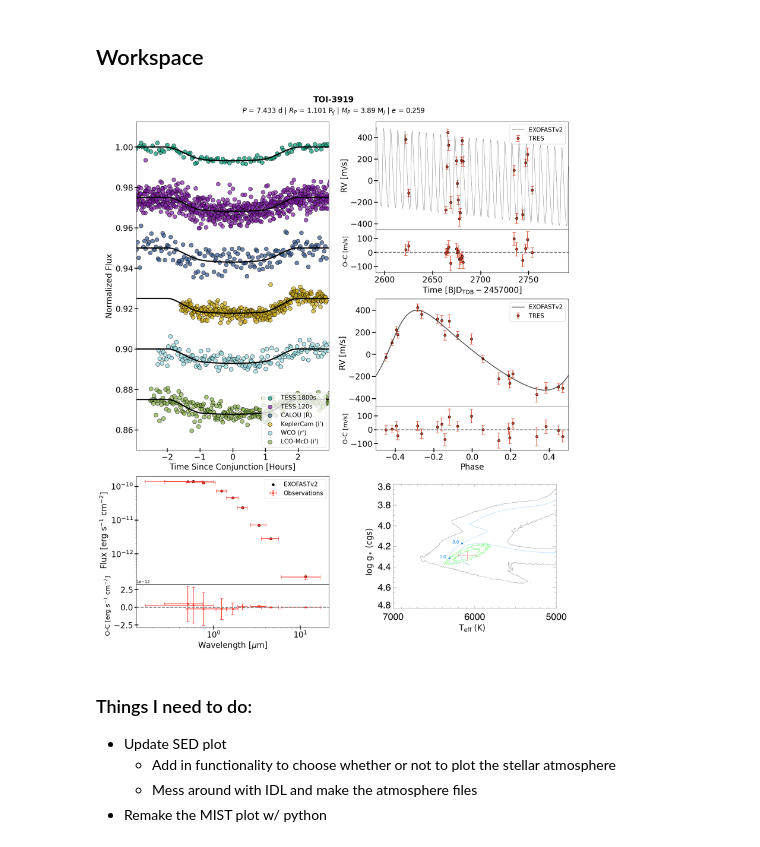
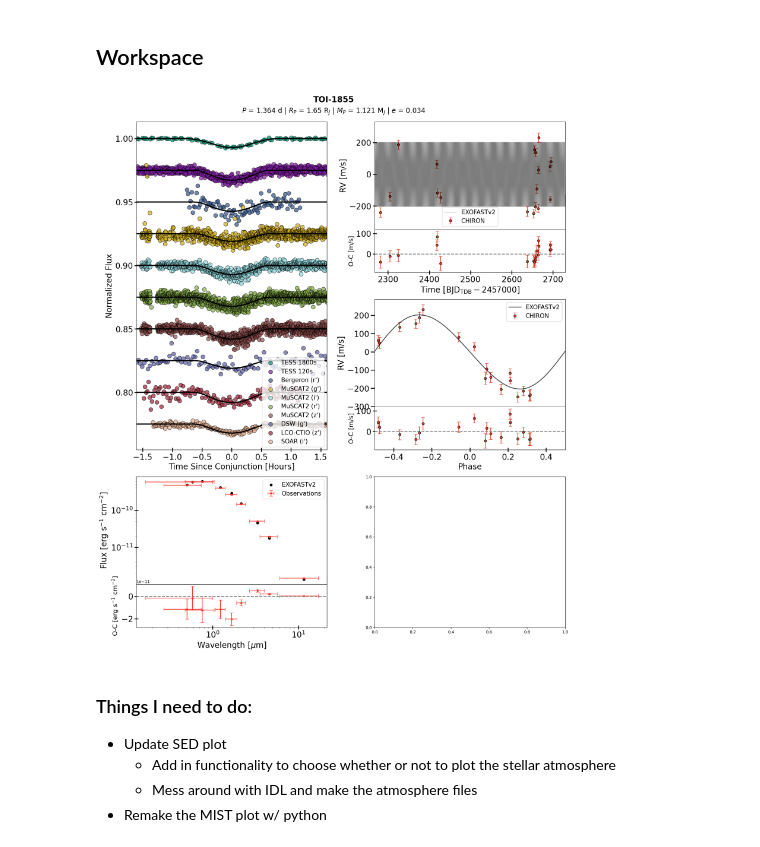
Before and after one commit to jackschulte/system_figure_pipeline, a Jupyter notebook: singleplanetpanel.ipynb, the cells around one changed output. Drawn from its saved outputs; the diff is of its cells as text; code cells hidden in the pictures.

```diff
--- a/singleplanetpanel.ipynb
+++ b/singleplanetpanel.ipynb
@@ -288,9 +288,10 @@ def gen1pagefig(object_name, lcnames, rvnames, path = 'data/', file_prefix = '.M
     xmin = -t14_best/2 - 1 # setting x limits based on the transit duration
     xmax = t14_best/2 + 1
     ax1.set_xlim([xmin,xmax])
-    ymin = 1 - 0.025 * (i + TESS_lc_index + 1)
+    ymin = 1 - 0.025 * (i + TESS_lc_index + 1) - 0.0125
     ymax = 1.0125
-    ax1.set_ylim([ymin, ymax])
+    # uncomment the below line if you want to set y limits. I commented it out because there were situations where data were being cut off
+    # ax1.set_ylim([ymin, ymax])
 
     ax1.set_xlabel('Time Since Conjunction [Hours]', fontsize = 20)
     ax1.set_ylabel('Normalized Flux', fontsize = 20)
@@ -430,22 +431,27 @@ def gen1pagefig(object_name, lcnames, rvnames, path = 'data/', file_prefix = '.M
 # %%
 # Lightcurve file names for Cargo 3 targets
 lcnames_1855 = ['TESS 1800', 'Bergeron (r\')', 'MuSCAT2 (g\')', 'MuSCAT2 (i\')', 'MuSCAT2 (r\')', 'MuSCAT2 (z\')', 'DSW (g\')', 'LCO-CTIO (z\')', 'TESS 120', 'SOAR (i\')']
 lcnames_2107 = ['TESS 1800', 'LCO-SSO (i\')', 'TESS 600', 'LCO-SAAO (g\')', 'LCO-SAAO (z\')', 'TRAPPIST-South (B)']
 lcnames_2368 = ['TESS 1800', 'TESS 1800', 'El Sauce (R)', 'Hwd (R)', 'TESS 600', 'LCO-SSO (g\')', 'LCO-SSO (i\')', 'TESS 600', 'SOAR (i\')', 'TESS 120', \
     'TESS 120', 'LCO-CTIO 27s (i\')', 'LCO-CTIO 40s (i\')']
 lcnames_3129 = ['TESS 1800', 'TESS 600', 'Brierfield (R)', 'LCO-CTIO (i\')', 'SOAR (i\')']
+lcnames_3321 = ['TESS 1800', 'TESS 1800', 'LCO-SAAO (z\')']
+lcnames_3894 = ['TESS 1800', 'TESS 1800', 'TESS 1800', 'KeplerCam (i\')', 'TESS 120', 'KeplerCam (B)', 'Acton Sky Portal (R)']
 lcnames_3919 = ['TESS 1800', 'TESS 1800', 'CALOU (R)', 'TESS 120', 'TESS 120', 'KeplerCam (i\')', 'WCO (r\')', 'LCO-McD (i\')']
+lcnames_4153 = ['TESS 1800', 'TESS 1800', 'TESS 1800', 'TESS 1800', 'TESS 1800', 'TESS 120', 'MSU (V) 2022-07-03', 'MSU (V) 2022-08-09', 'CRCAO-KU (B)', 'CRCAO-KU (I)', 'TESS 120', 'TESS 120', 'TESS 120']
+lcnames_5232 = ['TESS 1800', 'TESS 600', 'TESS 600', 'TESS 600', 'TESS 600', 'ULMT (R)', 'LCO-McD (i\')']
 lcnames_5301 = ['TESS 1800', 'TESS 600', 'TESS 600', 'KeplerCam (i\')']
 
 # RV instruments
 rvnames_2107 = ['CHIRON (fiber)', 'CHIRON (slicer)']
+rvnames_3894 = ['NEID', 'TRES']
 
 # Running the pipeline
-object_name = 'TOI-3919'
-rvnames = ['TRES']
-gen1pagefig(object_name, lcnames_3919, rvnames, external_MIST=True)
+object_name = 'TOI-1855'
+rvnames = ['CHIRON']
+gen1pagefig(object_name, lcnames_1855, rvnames, external_MIST=False)
 # %% [output]
-[figure, old version]
+[figure, new version]
 # %% [markdown]
 ### Things I need to do:
 - Update SED plot
```
Also changed, not shown: parts of 2 cells of this notebook.
